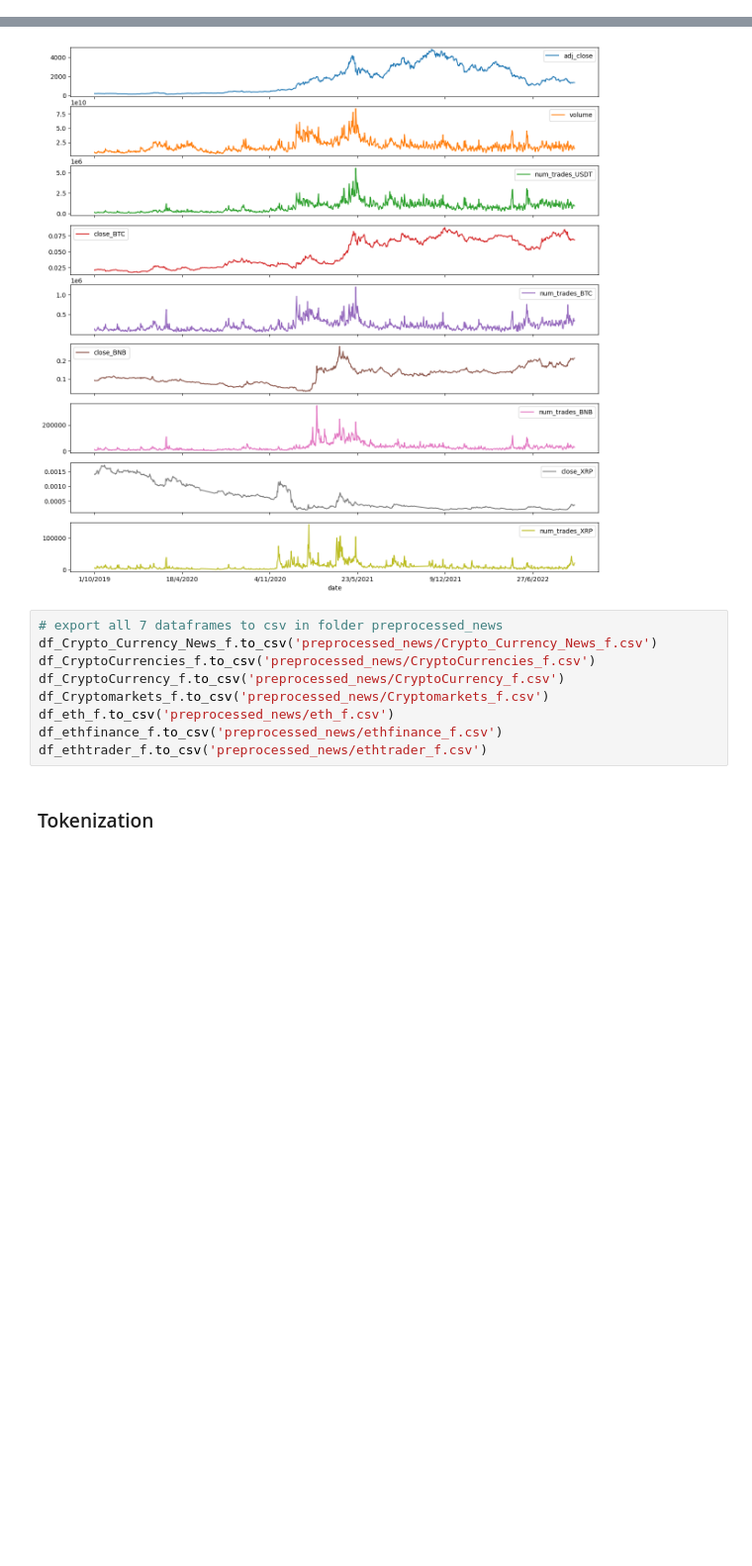
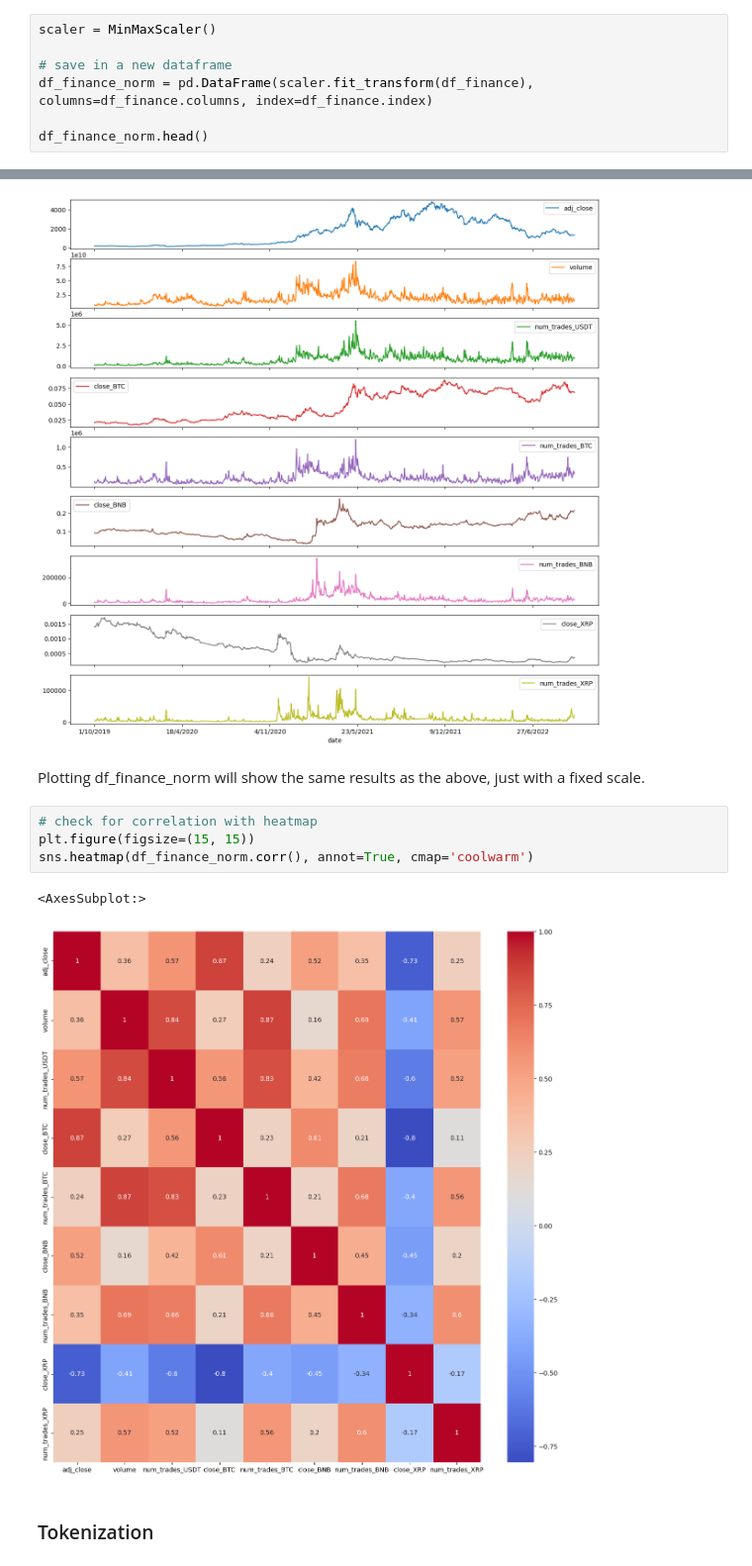
Before and after one commit to CAMAY3101/KALIK, a Jupyter notebook: data/Preprocess/cleanup.ipynb, the cells around one changed output, grey strips where cells are left out. Shown at 99% size. Saved outputs shown, nothing was run; the diff lists cells and outputs as text; blank space fills up the shorter version.

```diff
--- a/data/Preprocess/cleanup.ipynb
+++ b/data/Preprocess/cleanup.ipynb
@@ -477,0 +415,7 @@ print(df_normalized.head())
+# %%
+scaler = MinMaxScaler()
+
+# save in a new dataframe
+df_finance_norm = pd.DataFrame(scaler.fit_transform(df_finance), columns=df_finance.columns, index=df_finance.index)
+
+df_finance_norm.head()
@@ -505,14 +499,14 @@ array([<AxesSubplot:xlabel='date'>, <AxesSubplot:xlabel='date'>,
        <AxesSubplot:xlabel='date'>, <AxesSubplot:xlabel='date'>,
        <AxesSubplot:xlabel='date'>], dtype=object)
 [figure]
-# %%
-# export all 7 dataframes to csv in folder preprocessed_news
-df_Crypto_Currency_News_f.to_csv('preprocessed_news/Crypto_Currency_News_f.csv')
-df_CryptoCurrencies_f.to_csv('preprocessed_news/CryptoCurrencies_f.csv')
-df_CryptoCurrency_f.to_csv('preprocessed_news/CryptoCurrency_f.csv')
-df_Cryptomarkets_f.to_csv('preprocessed_news/Cryptomarkets_f.csv')
-df_eth_f.to_csv('preprocessed_news/eth_f.csv')
-df_ethfinance_f.to_csv('preprocessed_news/ethfinance_f.csv')
-df_ethtrader_f.to_csv('preprocessed_news/ethtrader_f.csv')
+# %% [markdown]
+Plotting df_finance_norm will show the same results as the above, just with a fixed scale.
+# %%
+# check for correlation with heatmap
+plt.figure(figsize=(15, 15))
+sns.heatmap(df_finance_norm.corr(), annot=True, cmap='coolwarm')
+# %% [output]
+<AxesSubplot:>
+[figure, added]
 # %% [markdown]
 ### Tokenization
```
Also changed, not shown: parts of 31 cells of this notebook, 1 other file.
